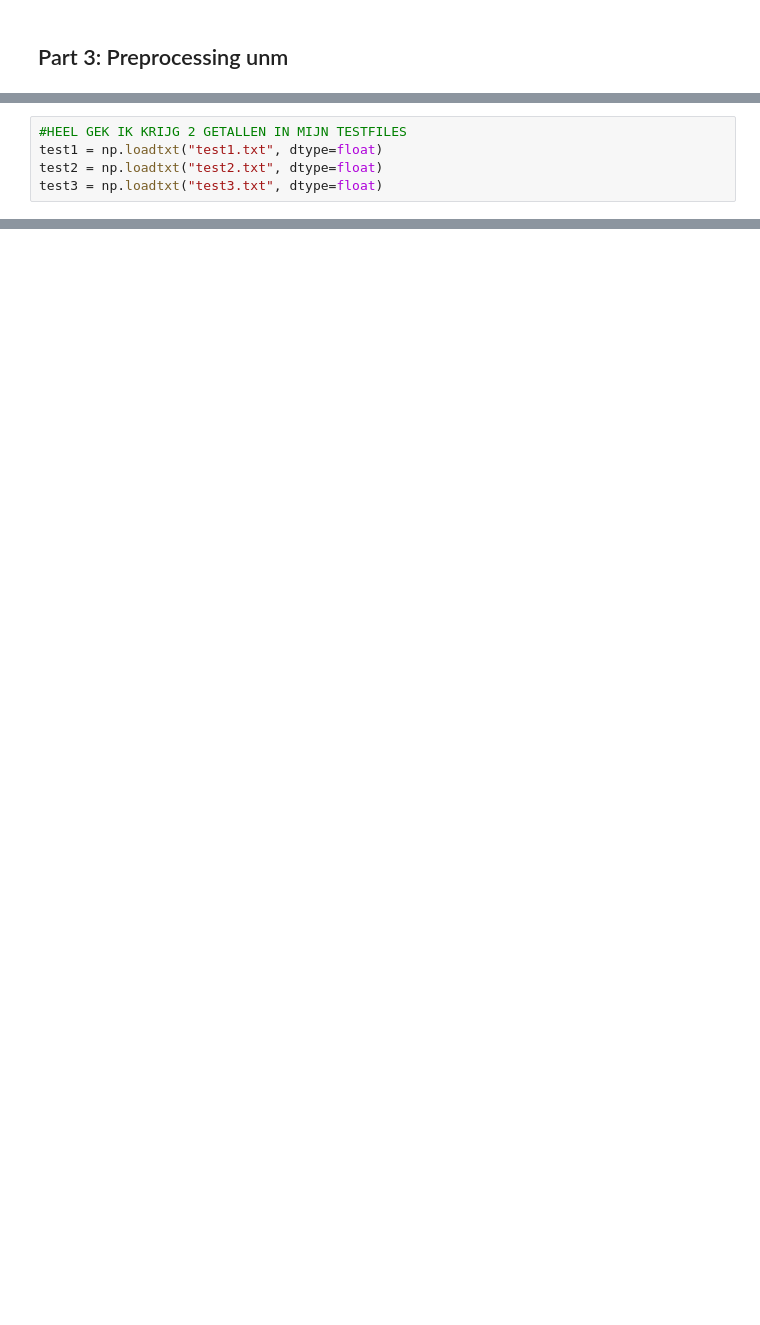
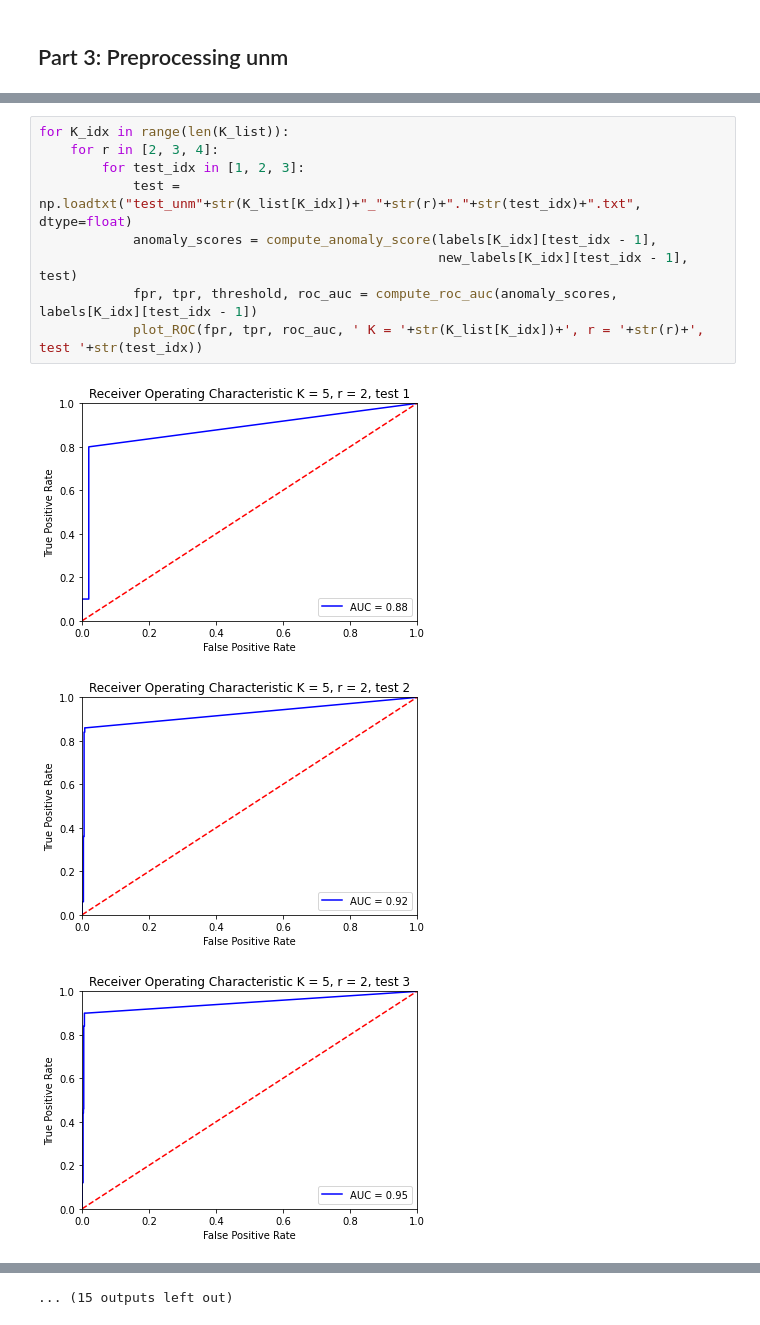
Before and after one commit to lkruger27/NaturalComputing, a Jupyter notebook: Week4/Intrusion Detection for Unix Processes.ipynb, the cells around one changed output, grey strips where cells are left out. Cells and saved outputs as stored; diff of their text form; blank space fills up the shorter version.

```diff
--- a/Week4/Intrusion Detection for Unix Processes.ipynb
+++ b/Week4/Intrusion Detection for Unix Processes.ipynb
@@ -171,5 +164,13 @@ Now that we have the correct train and test files, we can run the following comm
 # %%
-#HEEL GEK IK KRIJG 2 GETALLEN IN MIJN TESTFILES
-test1 = np.loadtxt("test1.txt", dtype=float)
-test2 = np.loadtxt("test2.txt", dtype=float)
-test3 = np.loadtxt("test3.txt", dtype=float)
+for K_idx in range(len(K_list)):
+    for r in [2, 3, 4]:
+        for test_idx in [1, 2, 3]:
+            test = np.loadtxt("test_unm"+str(K_list[K_idx])+"_"+str(r)+"."+str(test_idx)+".txt", dtype=float)
+            anomaly_scores = compute_anomaly_score(labels[K_idx][test_idx - 1],
+                                                   new_labels[K_idx][test_idx - 1], test)
+            fpr, tpr, threshold, roc_auc = compute_roc_auc(anomaly_scores, labels[K_idx][test_idx - 1])
+            plot_ROC(fpr, tpr, roc_auc, ' K = '+str(K_list[K_idx])+', r = '+str(r)+', test '+str(test_idx))
+# %% [output]
+[figure, added]
+[figure, added]
+[figure, added]
@@ -175,0 +186 @@ test3 = np.loadtxt("test3.txt", dtype=float)
+... (15 outputs left out)
```
Also changed, not shown: parts of 19 cells of this notebook, 2 other files.
